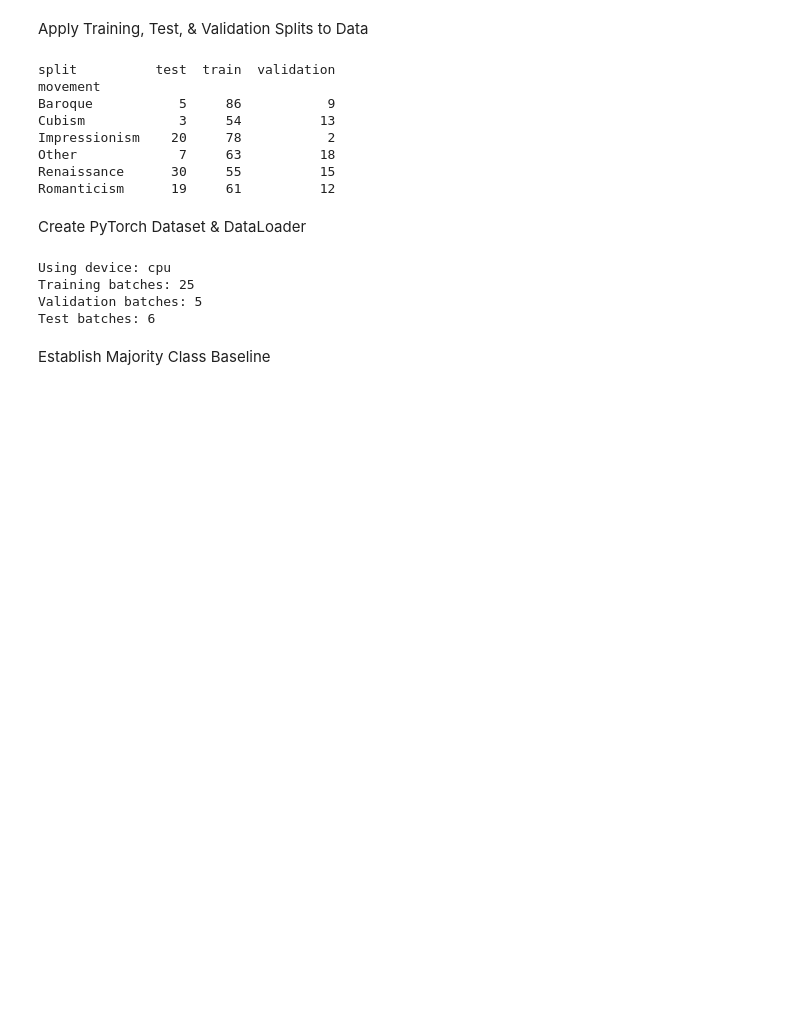
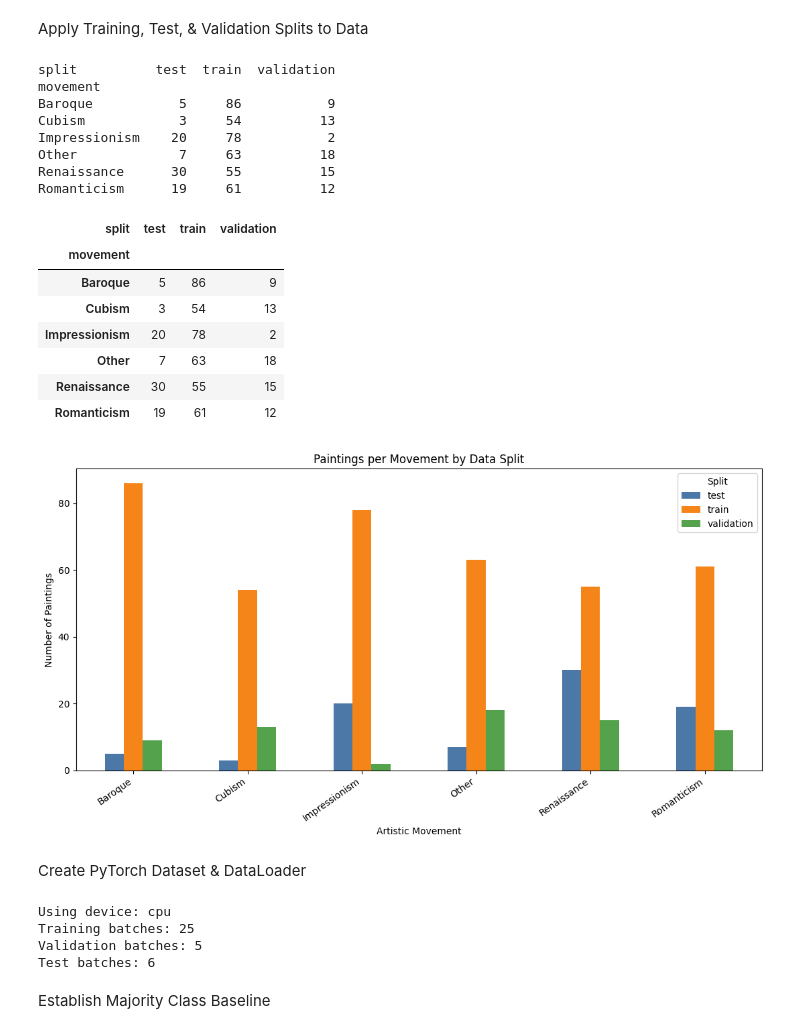
Before and after one commit to spbromberg/Project-3-DS-4002, a Jupyter notebook: Scripts/03_Analysis_Paintings_Project.ipynb, the cells around one changed output. Saved outputs shown, nothing was run; the diff lists cells and outputs as text; code cells hidden in the pictures; blank space fills up the shorter version.

```diff
--- a/Scripts/03_Analysis_Paintings_Project.ipynb
+++ b/Scripts/03_Analysis_Paintings_Project.ipynb
@@ -151,33 +155,68 @@ train_idx, val_idx = next(
     val_splitter.split(
         trainval_df,
         trainval_df["movement"],
         groups=trainval_df["artist_slug"]
     )
 )
 
 train_df = trainval_df.iloc[train_idx].copy()
 val_df = trainval_df.iloc[val_idx].copy()
 
 # Record the split names in the full dataframe.
 df["split"] = "train"
 df.loc[val_df.index, "split"] = "validation"
 df.loc[test_df.index, "split"] = "test"
 
 # Confirm artists do not cross splits.
 assert set(train_df["artist_slug"]).isdisjoint(val_df["artist_slug"])
 assert set(train_df["artist_slug"]).isdisjoint(test_df["artist_slug"])
 assert set(val_df["artist_slug"]).isdisjoint(test_df["artist_slug"])
 
 print(pd.crosstab(df["movement"], df["split"]))
+
+split_counts = pd.crosstab(df["movement"], df["split"])
+display(split_counts)
+
+split_counts.to_csv(
+    os.path.join(OUTPUT_DIR, "class_counts_by_split.csv")
+)
+
+ax = split_counts.plot(
+    kind="bar",
+    figsize=(11, 6),
+    color=["#4C78A8", "#F58518", "#54A24B"]
+)
+
+ax.set_title("Paintings per Movement by Data Split")
+ax.set_xlabel("Artistic Movement")
+ax.set_ylabel("Number of Paintings")
+ax.legend(title="Split")
+plt.xticks(rotation=35, ha="right")
+plt.tight_layout()
+plt.savefig(
+    os.path.join(OUTPUT_DIR, "class_counts_by_split.png"),
+    dpi=300,
+    bbox_inches="tight"
+)
+plt.show()
 # %% [output]
 split          test  train  validation
 movement
 Baroque           5     86           9
 Cubism            3     54          13
 Impressionism    20     78           2
 Other             7     63          18
 Renaissance      30     55          15
 Romanticism      19     61          12
+| split | test | train | validation |
+| movement |  |  |  |
+| Baroque | 5 | 86 | 9 |
+| Cubism | 3 | 54 | 13 |
+| Impressionism | 20 | 78 | 2 |
+| Other | 7 | 63 | 18 |
+| Renaissance | 30 | 55 | 15 |
+| Romanticism | 19 | 61 | 12 |
+[figure, added]
 # %% [markdown]
 Create PyTorch Dataset & DataLoader
 # %%
```
Also changed, not shown: parts of 11 cells of this notebook.
